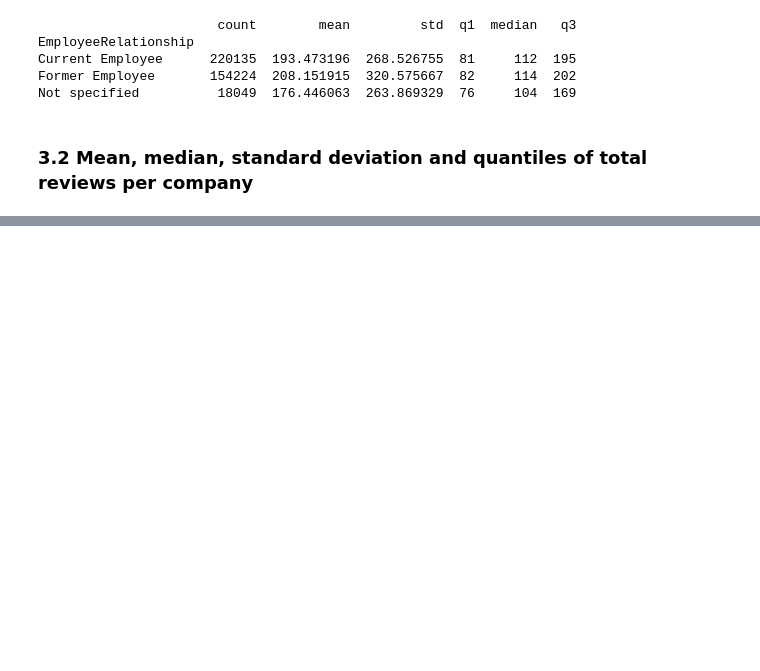
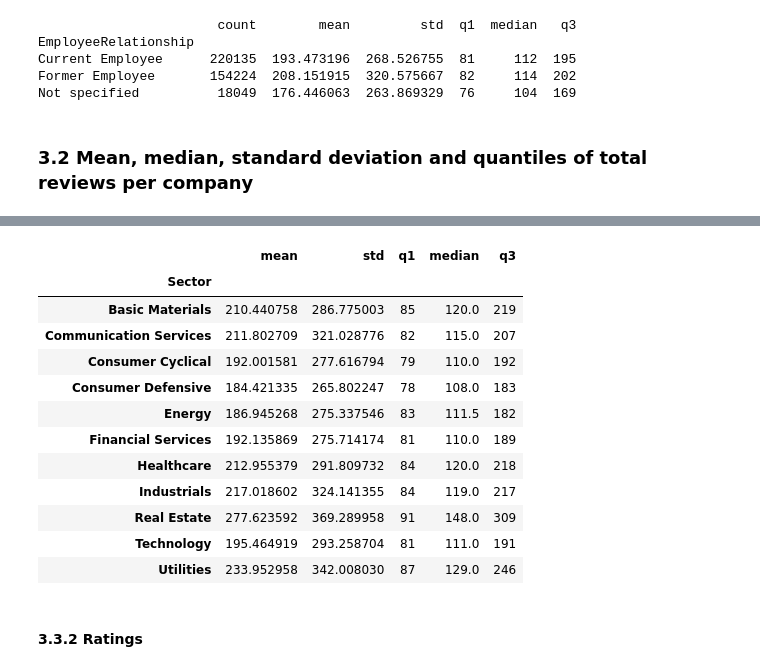
Before and after one commit to stancld/MSc-Project, a Jupyter notebook: Exploration/Summary Statistics.ipynb, the cells around one changed output, grey strips where cells are left out. Saved outputs shown, nothing was run; the diff lists cells and outputs as text; code cells hidden in the pictures; blank space fills up the shorter version.

```diff
--- a/Exploration/Summary Statistics.ipynb
+++ b/Exploration/Summary Statistics.ipynb
@@ -395,0 +662,22 @@ plt.tight_layout()
+# %%
+(reviews_df
+ .groupby('Sector')
+ .ReviewLength
+ .agg(['mean', 'std', q1, 'median', q3])
+)
+# %% [output]
+|  | mean | std | q1 | median | q3 |
+| Sector |  |  |  |  |  |
+| Basic Materials | 210.440758 | 286.775003 | 85 | 120.0 | 219 |
+| Communication Services | 211.802709 | 321.028776 | 82 | 115.0 | 207 |
+| Consumer Cyclical | 192.001581 | 277.616794 | 79 | 110.0 | 192 |
+| Consumer Defensive | 184.421335 | 265.802247 | 78 | 108.0 | 183 |
+| Energy | 186.945268 | 275.337546 | 83 | 111.5 | 182 |
+| Financial Services | 192.135869 | 275.714174 | 81 | 110.0 | 189 |
+| Healthcare | 212.955379 | 291.809732 | 84 | 120.0 | 218 |
+| Industrials | 217.018602 | 324.141355 | 84 | 119.0 | 217 |
+| Real Estate | 277.623592 | 369.289958 | 91 | 148.0 | 309 |
+| Technology | 195.464919 | 293.258704 | 81 | 111.0 | 191 |
+| Utilities | 233.952958 | 342.008030 | 87 | 129.0 | 246 |
+# %% [markdown]
+#### 3.3.2 Ratings
```
Also changed, not shown: parts of 30 cells of this notebook, 4 other files.
